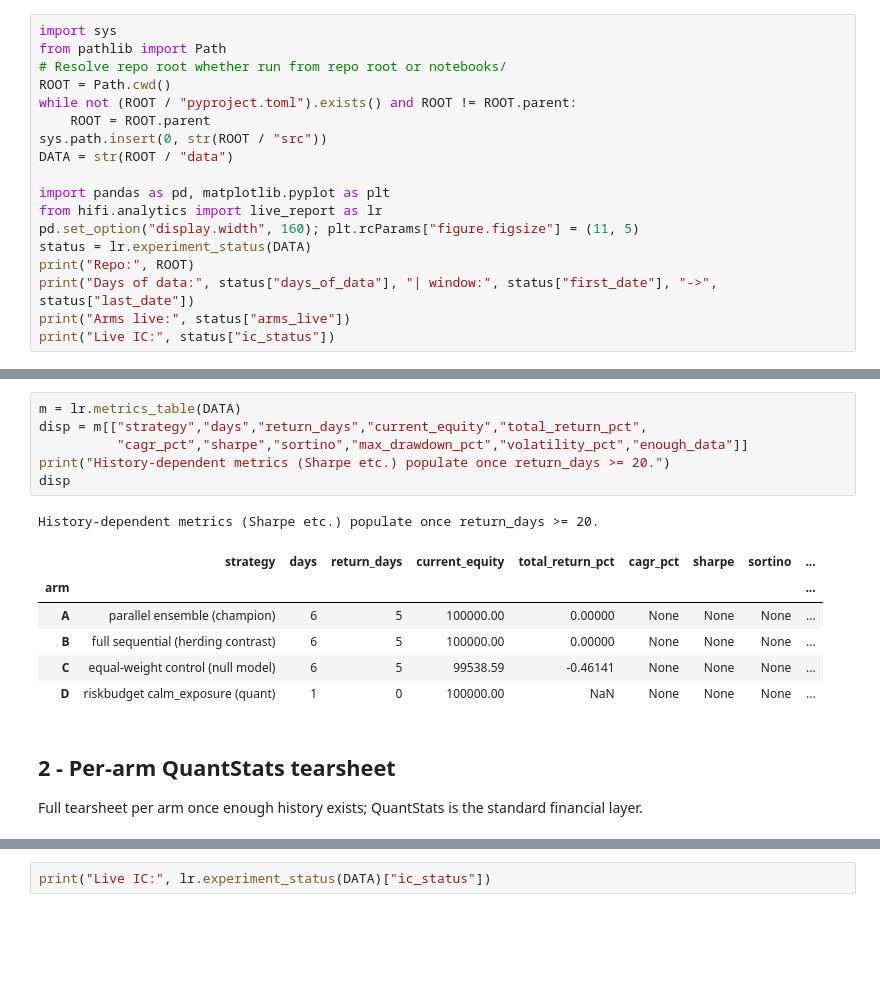
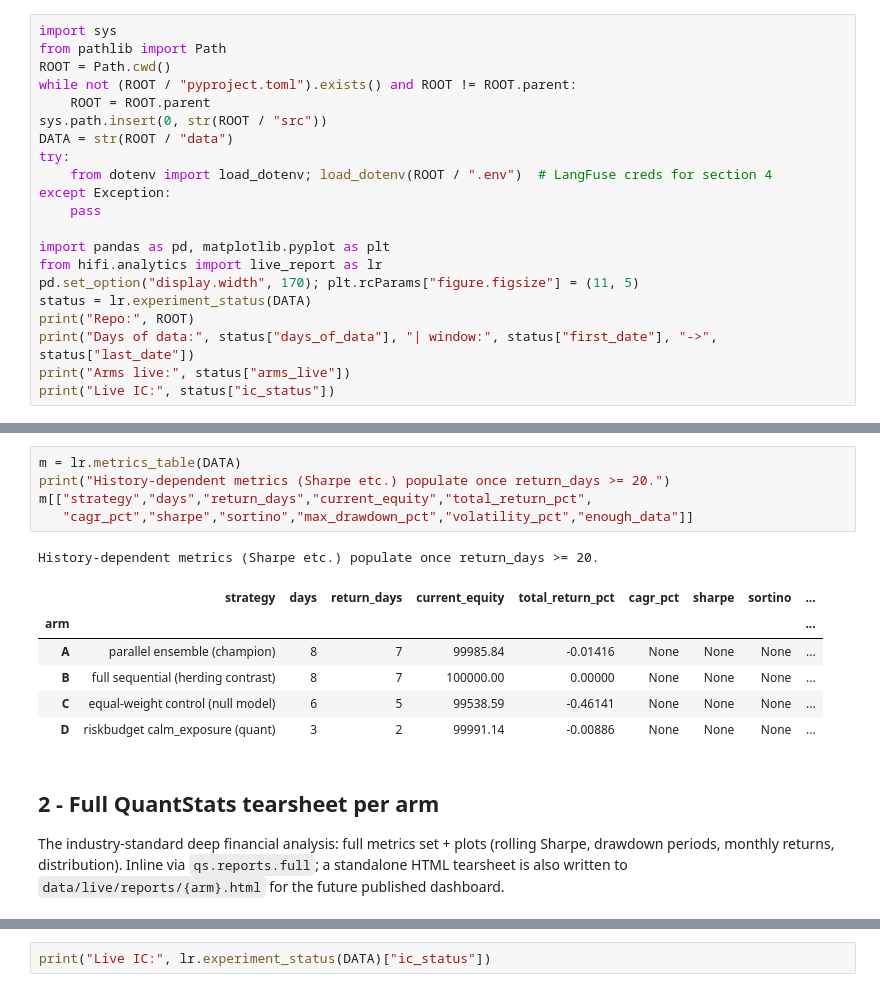
Before and after one commit to albertoHdzE/HiFi, a Jupyter notebook: notebooks/phase16_live_report.ipynb, the cells around one changed output, grey strips where cells are left out. Drawn from its saved outputs; the diff is of its cells as text; blank space fills up the shorter version.

```diff
--- a/notebooks/phase16_live_report.ipynb
+++ b/notebooks/phase16_live_report.ipynb
@@ -19,16 +20,19 @@ blank until >=20 daily returns exist (early days are noise).
 # %%
 import sys
 from pathlib import Path
-# Resolve repo root whether run from repo root or notebooks/
 ROOT = Path.cwd()
 while not (ROOT / "pyproject.toml").exists() and ROOT != ROOT.parent:
     ROOT = ROOT.parent
 sys.path.insert(0, str(ROOT / "src"))
 DATA = str(ROOT / "data")
+try:
+    from dotenv import load_dotenv; load_dotenv(ROOT / ".env")  # LangFuse creds for section 4
+except Exception:
+    pass
 
 import pandas as pd, matplotlib.pyplot as plt
 from hifi.analytics import live_report as lr
-pd.set_option("display.width", 160); plt.rcParams["figure.figsize"] = (11, 5)
+pd.set_option("display.width", 170); plt.rcParams["figure.figsize"] = (11, 5)
 status = lr.experiment_status(DATA)
 print("Repo:", ROOT)
 print("Days of data:", status["days_of_data"], "| window:", status["first_date"], "->", status["last_date"])
@@ -60,20 +64,22 @@ curves.tail()
 # %%
 m = lr.metrics_table(DATA)
-disp = m[["strategy","days","return_days","current_equity","total_return_pct",
-          "cagr_pct","sharpe","sortino","max_drawdown_pct","volatility_pct","enough_data"]]
 print("History-dependent metrics (Sharpe etc.) populate once return_days >= 20.")
-disp
+m[["strategy","days","return_days","current_equity","total_return_pct",
+   "cagr_pct","sharpe","sortino","max_drawdown_pct","volatility_pct","enough_data"]]
 # %% [output]
 History-dependent metrics (Sharpe etc.) populate once return_days >= 20.
 |  | strategy | days | return_days | current_equity | total_return_pct | cagr_pct | sharpe | sortino | ... |
 | arm |  |  |  |  |  |  |  |  | ... |
-| A | parallel ensemble (champion) | 6 | 5 | 100000.00 | 0.00000 | None | None | None | ... |
-| B | full sequential (herding contrast) | 6 | 5 | 100000.00 | 0.00000 | None | None | None | ... |
+| A | parallel ensemble (champion) | 8 | 7 | 99985.84 | -0.01416 | None | None | None | ... |
+| B | full sequential (herding contrast) | 8 | 7 | 100000.00 | 0.00000 | None | None | None | ... |
 | C | equal-weight control (null model) | 6 | 5 | 99538.59 | -0.46141 | None | None | None | ... |
-| D | riskbudget calm_exposure (quant) | 1 | 0 | 100000.00 | NaN | None | None | None | ... |
+| D | riskbudget calm_exposure (quant) | 3 | 2 | 99991.14 | -0.00886 | None | None | None | ... |
-# %% [markdown]
-## 2 - Per-arm QuantStats tearsheet
-Full tearsheet per arm once enough history exists; QuantStats is the standard financial layer.
+# %% [markdown]
+## 2 - Full QuantStats tearsheet per arm
+The industry-standard deep financial analysis: full metrics set + plots
+(rolling Sharpe, drawdown periods, monthly returns, distribution).
+Inline via `qs.reports.full`; a standalone HTML tearsheet is also written to
+`data/live/reports/{arm}.html` for the future published dashboard.
 # %%
 import quantstats as qs
 MIN = 20
```
Also changed, not shown: parts of 13 cells of this notebook, 3 other files.
